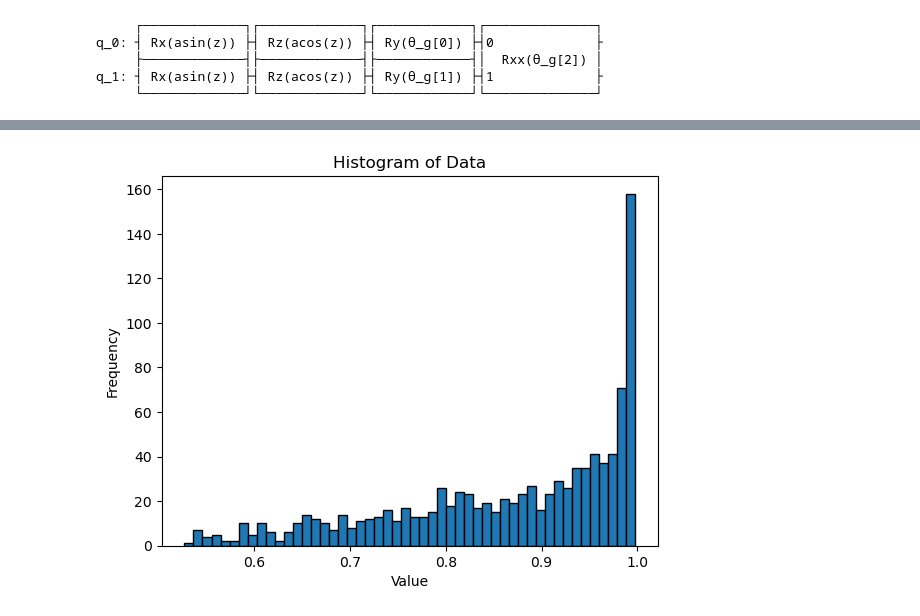
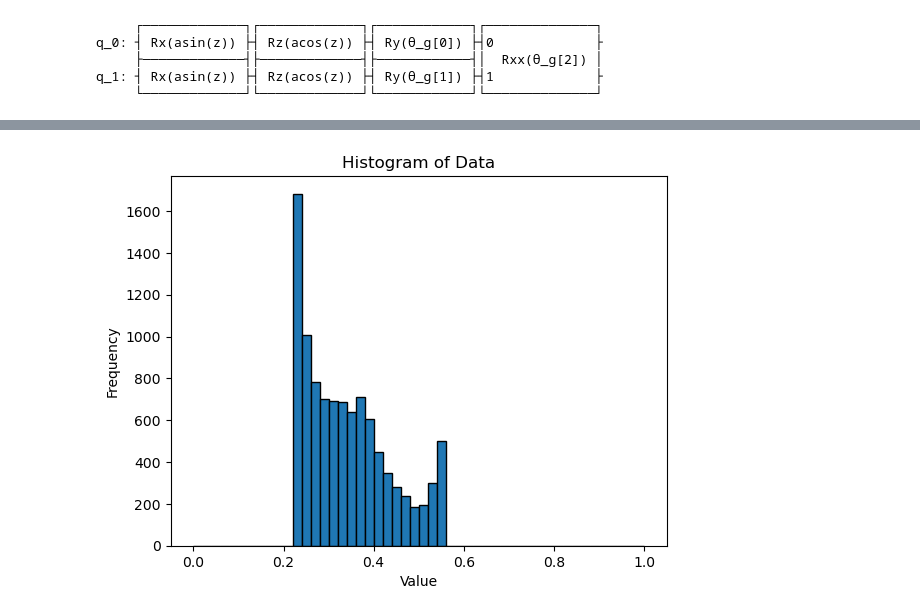
Before and after one commit to FoolyAndCooly/QGAN, a Jupyter notebook: QGAN.ipynb, the cells around one changed output, grey strips where cells are left out. Saved outputs shown, nothing was run; the diff lists cells and outputs as text; code cells hidden in the pictures.

```diff
--- a/QGAN.ipynb
+++ b/QGAN.ipynb
@@ -55,0 +32,22 @@ plt.show()
+# %%
+import random
+import matplotlib.pyplot as plt
+from qiskit.quantum_info import Statevector
+
+# real distribution
+NUM = 10000
+real_z = [random.uniform(-1, 1) for _ in range(NUM)]
+real_x = []
+for i in range(NUM):
+    real_out = real_circuit.assign_parameters({r_weight: real_z[i]})
+    # measure the first qubit
+    state_probs = Statevector(real_out).probabilities()
+    real_x.append(np.sum(state_probs[0b10:]))
+
+plt.hist(real_x, bins=np.arange(0, 1+0.02, 0.02), edgecolor='black')
+
+plt.title('Histogram of Data')
+plt.xlabel('Value')
+plt.ylabel('Frequency')
+
+plt.show()
@@ -236,24 +255,23 @@ init_disc_params = np.random.uniform(low=-np.pi,
 gen_params = tf.Variable(init_gen_params)
 disc_params = tf.Variable(init_disc_params)
 # %%
-num = 1000
-init_z = [random.uniform(-1, 1) for _ in range(num)]
+init_z = [random.uniform(-1, 1) for _ in range(NUM)]
 init_x = []
-for i in range(num):
+for i in range(NUM):
     init_out = generator.assign_parameters(np.insert(gen_params.numpy(), 0, real_z[i]))
     # measure the first qubit
     state_probs = Statevector(init_out).probabilities()
     init_x.append(np.sum(state_probs[0b10:]))
 
-plt.hist(init_x, bins=50, edgecolor='black')
+plt.hist(init_x, bins=np.arange(0, 1+0.02, 0.02), edgecolor='black')
 
 plt.title('Histogram of Data')
 plt.xlabel('Value')
 plt.ylabel('Frequency')
 
 plt.show()
 # %% [output]
-[figure, old version]
+[figure, new version]
 # %%
 # Initialize Adam optimizer from Keras
 generator_optimizer = tf.keras.optimizers.Adam(learning_rate=0.02)
```
Also changed, not shown: parts of 11 cells of this notebook.
